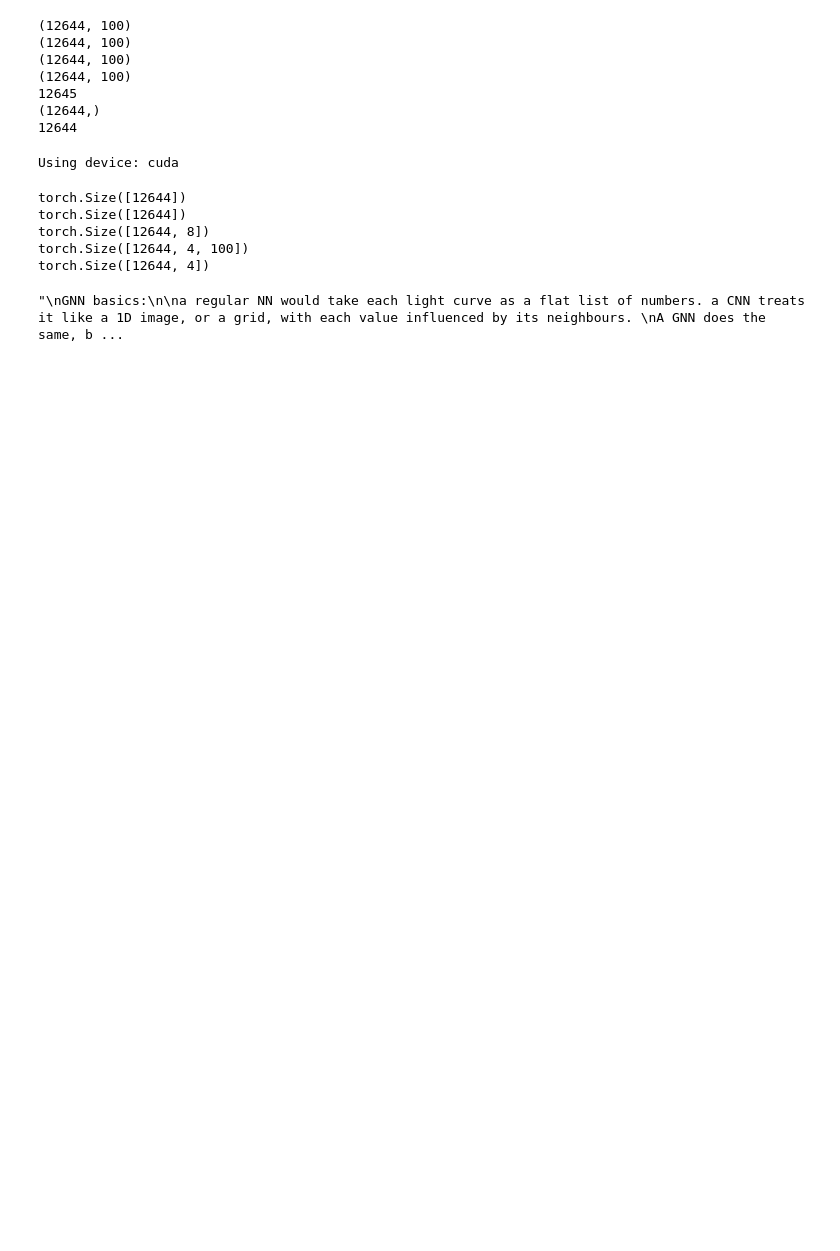
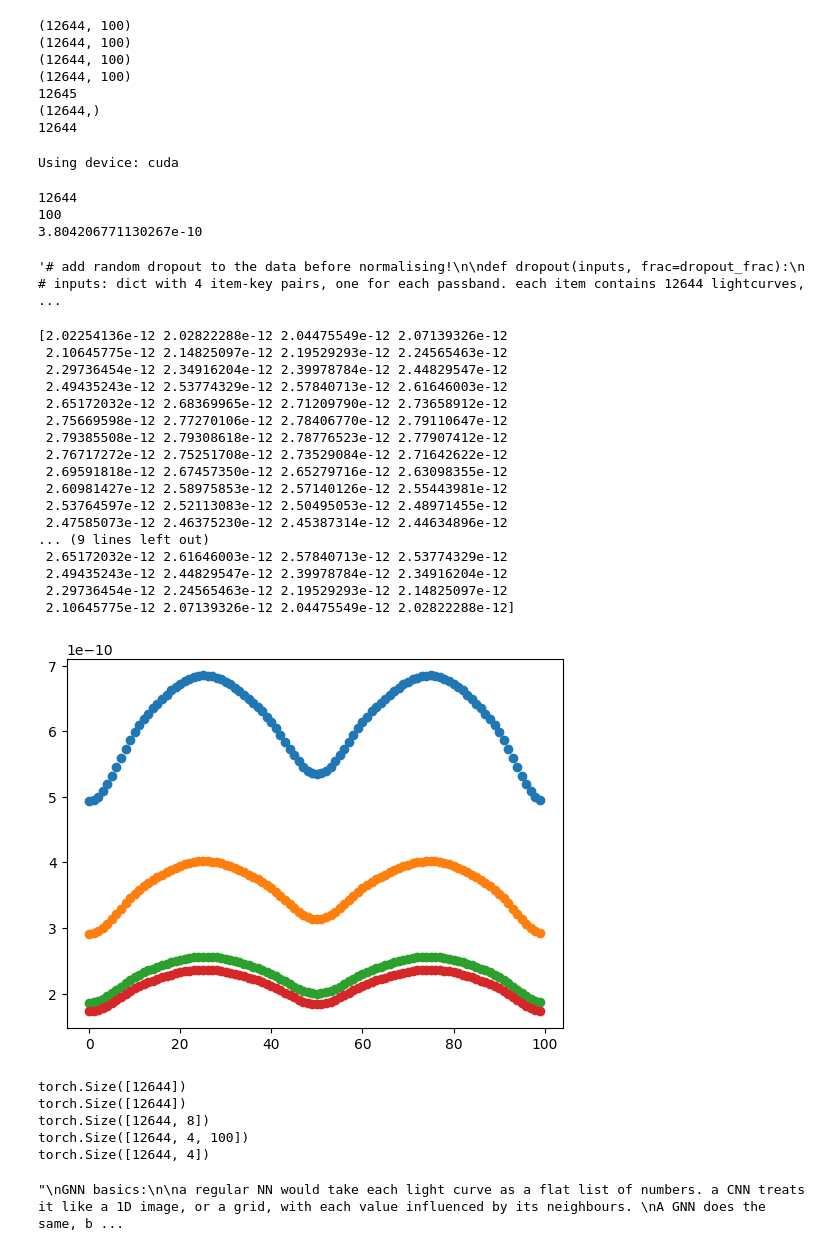
Before and after one commit to seanfoxhay-debug/eclipsing-binaries, a Jupyter notebook: Eclipsing binaries classification.ipynb, the cells around one changed output. Cells and saved outputs as stored; diff of their text form; code cells hidden in the pictures; blank space fills up the shorter version.

```diff
--- a/Eclipsing binaries classification.ipynb
+++ b/Eclipsing binaries classification.ipynb
@@ -31,22 +31,25 @@ ssh_connected = 1 # change to 1 if connected to supercomputer
 
 norm = 1 # change to 1 to normalise the fluxes
 roll = 1 # change to 1 if wanting to roll the times/phases
-noise_level = 1 # 0 for no noise, 1 for low noise level, 2 for high
+noise_level = 0 # 0 for no noise, 1 for low noise level, 2 for high
 
 period_toggle = 0 # 0 for period as input, 1 for period as predicted parameter
 
 num_params = 8 + period_toggle # number of parameters model will predict (currently, 8 without period, 9 with)
 n_scalars = 6 - period_toggle # number of scalar inputs to model. 4 are passbands flux averages, 1 is distance. the 6th is period, depending on period_toggle.
 B = batch_size = 128 # number of systems processed before forward passing
-lr = 1e-3
+lr = 5e-4
 epochs = 500
 
 early_stopping_toggle = 1 # 1: use early stopping
 lr_scheduling_toggle = 1 # 1: use learning rate scheduling
+dropout_toggle = 1 #1: use data dropout
+
+dropout_frac = 0.3 # fraction of data points to be dropped
 
 # early stop criteria:
 patience = 30 # how many epochs in a row with no improvement there needs to be before it stops early
-delta = 0.0001 # the minimum performance increase to count as an improvement
+delta = 0.001 # the minimum performance increase to count as an improvement
 
 # learning rate scheduling criteria:
 factor_lr = 0.5 # the amount to reduce the learning rate by each time it is told to
@@ -233,6 +236,63 @@ else:
 print(f"Using device: {device}")
 # %% [output]
 Using device: cuda
+# %%
+print(len(fluxes_dict['Generic.Bessell.B']))
+print(len(fluxes_dict['Generic.Bessell.B'][0]))
+print(fluxes_dict['Generic.Bessell.B'][0][0])
+# %% [output]
+12644
+100
+3.804206771130267e-10
+# %%
+'''# add random dropout to the data before normalising!
+
+def dropout(inputs, frac=dropout_frac):
+    # inputs: dict with 4 item-key pairs, one for each passband. each item contains 12644 lightcurves, of 100 points each
+    # pick ~30% of lightcurve indices, and remove them from the light curve
+    # it is essential that, while removing the data, we keep the size of the lightcurve
+    # otherwise, position data would become meaningless
+    # so: instead of removing the data points, just set these points to zero?
+
+    n, l = inputs[passbands[0]].shape # n systems, l points per system
+    k = round(l * frac) # points dropped per system
+    drop = np.argsort(np.random.rand(n, l), axis=1)[:, :k] # k distinct random columns per row
+    rows = np.arange(n)[:, None] # create array of row numbers with length n
+    for name in passbands:
+        inputs[name][rows, drop] = 0 # same points dropped in every band
+    return inputs
+
+if dropout_toggle==1:
+    fluxes_dict = dropout(fluxes_dict)
+# todo: make this part actually work - done i think'''
+# %% [output]
+'# add random dropout to the data before normalising!\n\ndef dropout(inputs, frac=dropout_frac):\n    # inputs: dict with 4 item-key pairs, one for each passband. each item contains 12644 lightcurves, ...
+# %%
+# Cell that shows dropout has worked correctly
+
+print(fluxes_dict['Generic.Bessell.B'][10000])
+
+for name in passbands:
+    plt.scatter(np.arange(100),fluxes_dict[name][10])
+# %% [output]
+[2.02254136e-12 2.02822288e-12 2.04475549e-12 2.07139326e-12
+ 2.10645775e-12 2.14825097e-12 2.19529293e-12 2.24565463e-12
+ 2.29736454e-12 2.34916204e-12 2.39978784e-12 2.44829547e-12
+ 2.49435243e-12 2.53774329e-12 2.57840713e-12 2.61646003e-12
+ 2.65172032e-12 2.68369965e-12 2.71209790e-12 2.73658912e-12
+ 2.75669598e-12 2.77270106e-12 2.78406770e-12 2.79110647e-12
+ 2.79385508e-12 2.79308618e-12 2.78776523e-12 2.77907412e-12
+ 2.76717272e-12 2.75251708e-12 2.73529084e-12 2.71642622e-12
+ 2.69591818e-12 2.67457350e-12 2.65279716e-12 2.63098355e-12
+ 2.60981427e-12 2.58975853e-12 2.57140126e-12 2.55443981e-12
+ 2.53764597e-12 2.52113083e-12 2.50495053e-12 2.48971455e-12
+ 2.47585073e-12 2.46375230e-12 2.45387314e-12 2.44634896e-12
+... (9 lines left out)
+ 2.65172032e-12 2.61646003e-12 2.57840713e-12 2.53774329e-12
+ 2.49435243e-12 2.44829547e-12 2.39978784e-12 2.34916204e-12
+ 2.29736454e-12 2.24565463e-12 2.19529293e-12 2.14825097e-12
+ 2.10645775e-12 2.07139326e-12 2.04475549e-12 2.02822288e-12]
+[figure, added]
 # %%
 fluxes_normed = {}
 flux_std = {} # save std of fluxes for use in noise calculations later
```
Also changed, not shown: parts of 11 cells of this notebook.
